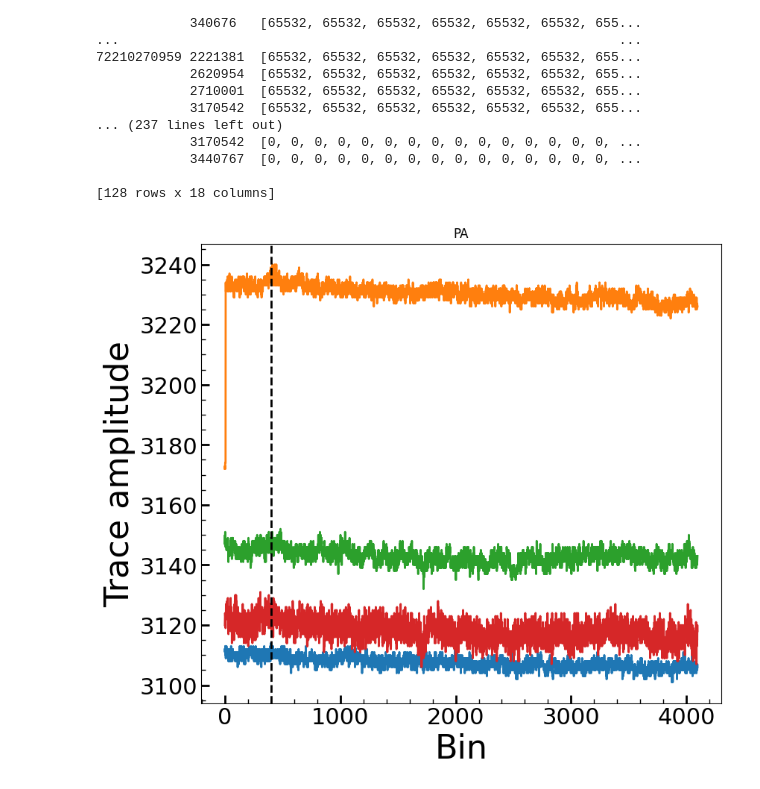
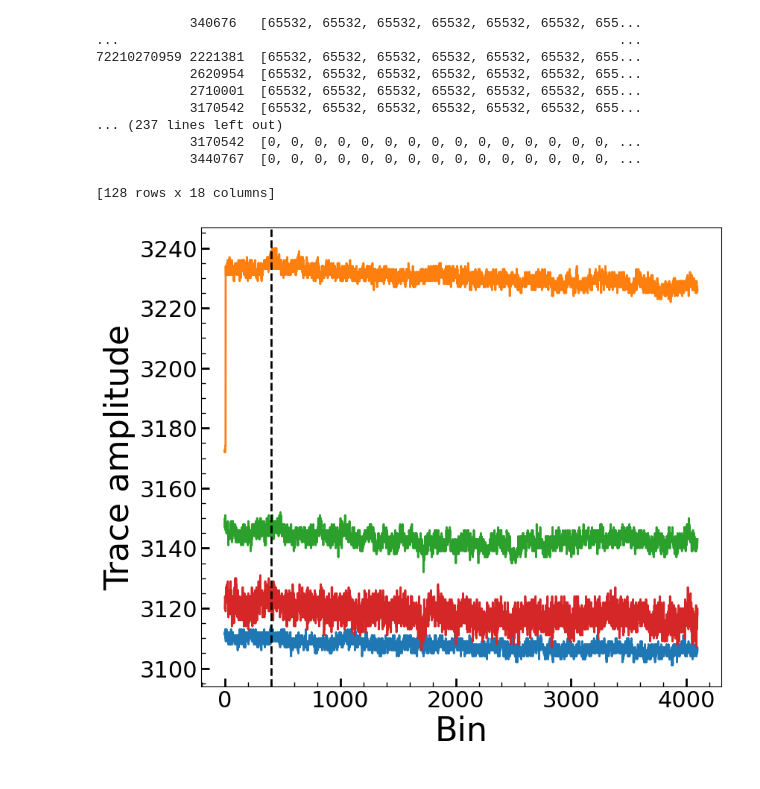
Before and after one commit to villano-lab/R76Analysis, a Jupyter notebook: example_scripts/readpulsepickle.ipynb, the cells around one changed output. Cells and saved outputs as stored; diff of their text form; code cells hidden in the pictures.

```diff
--- a/example_scripts/readpulsepickle.ipynb
+++ b/example_scripts/readpulsepickle.ipynb
@@ -44,26 +44,26 @@ print(exampleObj)
 # %%
 #fig = plt.figure()
 #fig.subplots_adjust(hspace=0.7, wspace=0.5)
 
 
 #set up a 1d plot
 fig,axes = plt.subplots(1,1,figsize=(9.0,8.0),sharex=True)
 ax1 = axes
 
 
 #plt.subplot(8,12)
 ax1.plot(exampleObj['Z1']['PA'][72208301829,550152]) # index 0 corresponds to first event
 ax1.plot(exampleObj['Z1']['PB'][72208301829,550152])
 #ax1.plot(exampleObj['Z1']['PC'][72208301829,550152])
 ax1.plot(exampleObj['Z3']['PB'][72208301829,550152]) # index 0 corresponds to first event
 #ax1.plot(exampleObj['Z3']['PC'][72208301829,550152])
 ax1.plot(exampleObj['Z3']['PD'][72208301829,550152])
-plt.title('PA')
+#plt.title('PA')
 ax1.set_xlabel('Bin')
 ax1.set_ylabel('Trace amplitude')
 plt.axvline(x=400,color='k',linestyle="--")
 
 #plt.suptitle('Event 0 on Z1 PA Channels')
 plt.show()
 # %% [output]
-[figure, old version]
+[figure, new version]
```
Also changed, not shown: parts of 2 cells of this notebook.
